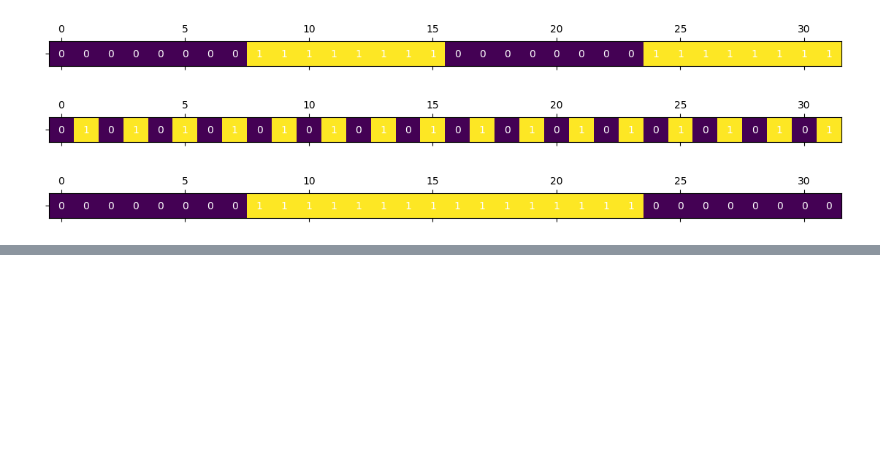
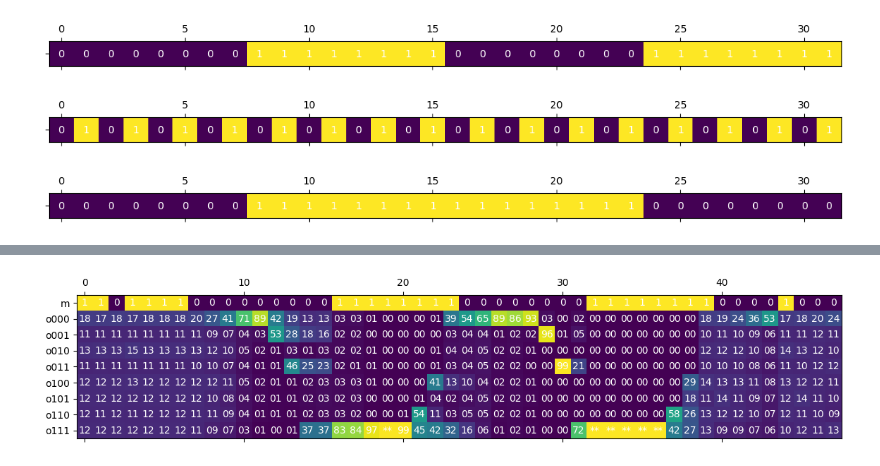
Before and after one commit to geohof/miniverse, a Jupyter notebook: notebooks/AnomaliesSavedModel.ipynb, the cells around one changed output, grey strips where cells are left out. Cells and saved outputs as stored; diff of their text form; code cells hidden in the pictures; blank space fills up the shorter version.

```diff
--- a/notebooks/AnomaliesSavedModel.ipynb
+++ b/notebooks/AnomaliesSavedModel.ipynb
@@ -75,0 +87,5 @@ mv_zebra.prediction_to_plt(to_index=48).show()
+# %%
+mv_snake = Miniverse(zoo={'snake': snake}, **test_verse_kwargs)
+mv_snake.prediction = model.predict(mv_snake.get_input_data())
+mv_snake.prediction_to_plt(to_index=48).show()
+# %% [output]
@@ -75,0 +93 @@ mv_zebra.prediction_to_plt(to_index=48).show()
+[figure, added]
```
Also changed, not shown: parts of 10 cells of this notebook.
